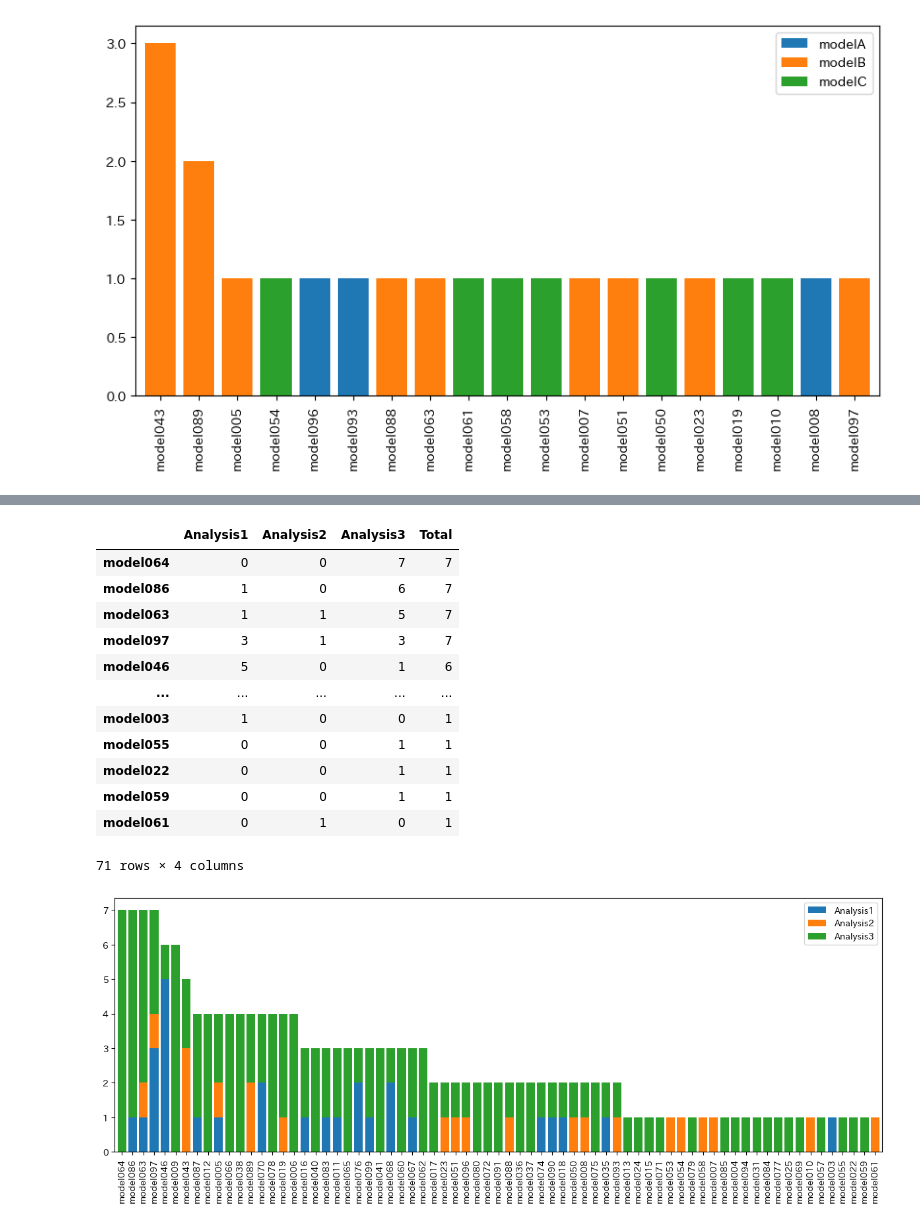
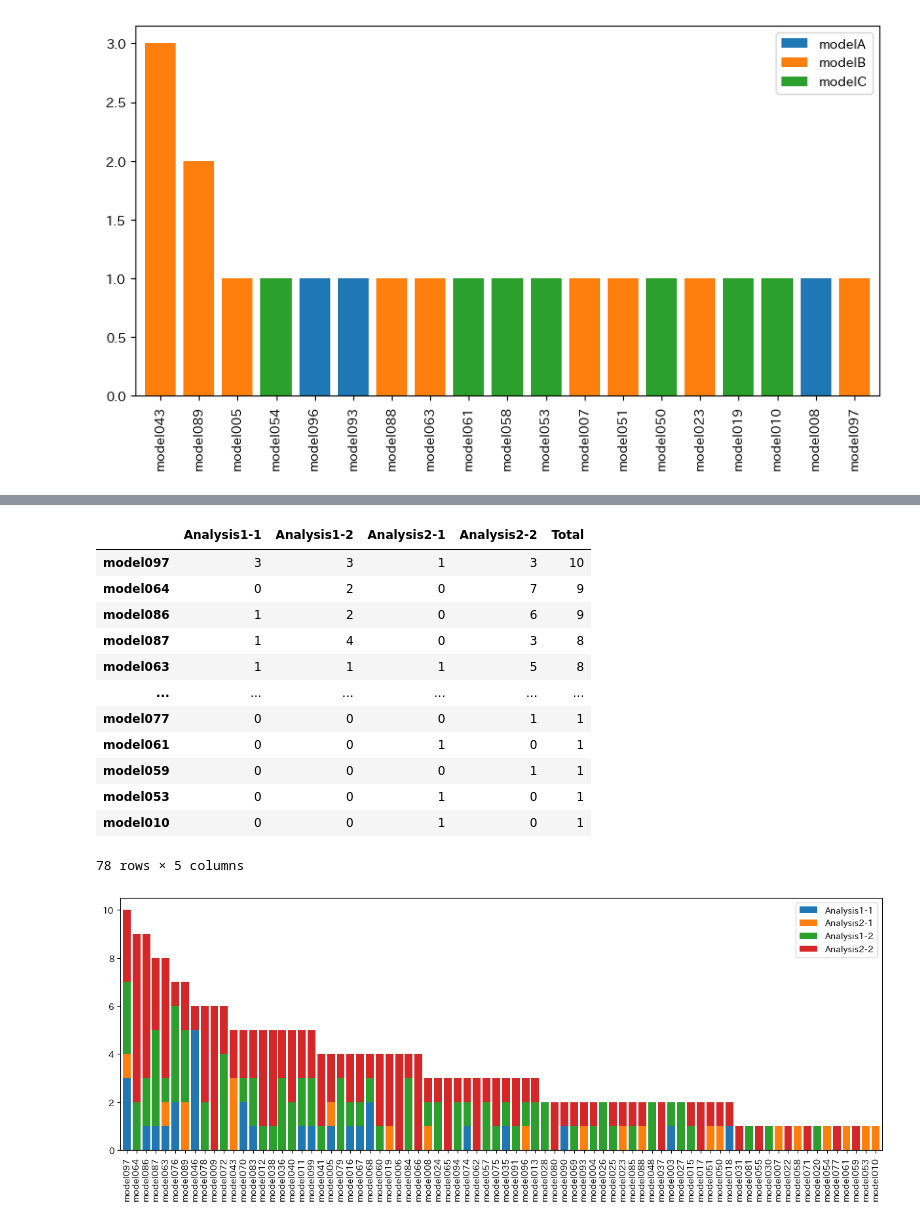
Before and after one commit to TakumiInoue0628/py-ds, a Jupyter notebook: notebook/demo.ipynb, the cells around one changed output, grey strips where cells are left out. Cells and saved outputs as stored; diff of their text form; code cells hidden in the pictures.

```diff
--- a/notebook/demo.ipynb
+++ b/notebook/demo.ipynb
@@ -23,10 +23,12 @@ df_full = pd.read_excel(data_path, sheet_name=sheet_name, header=row_start-1, in
 df_subset = df_full.iloc[:row_end-row_start, :col_end-col_start]
 
 ### Drop specified columns
-df_subset.drop(columns=df_subset.columns[np.array(drop_col_list)-col_start-1], inplace=True)
+if len(drop_col_list) > 0:
+    df_subset.drop(columns=df_subset.columns[np.array(drop_col_list)-col_start-1], inplace=True)
 
 ### Drop specified rows
-df_subset.drop(index=df_subset.index[np.array(drop_row_list)-row_start-1], inplace=True)
+if len(drop_row_list) > 0:
+    df_subset.drop(index=df_subset.index[np.array(drop_row_list)-row_start-1], inplace=True)
 
 ### Drop columns with all zero values
 if drop_all_zero_col:
@@ -115,5 +167,5 @@ plt.show()
 # %%
-### Analysis 2
+### Analysis 2-1
 target_list = ['model062', 'model063', 'model064', 'model065', 'model066']
 totalling_param_list = [
     {'totalled_value_name': 'modelA',
@@ -128,33 +180,33 @@ totalling_param_list = [
 sorted_target = 'modelABC'
 
 ### Select a subset of the DataFrame for analysis 2
-df_analysis2 = df_subset.T[target_list]
+df_analysis2_1 = df_subset.T[target_list]
 
 ### Totalling columns
-df_analysis2_total = df_analysis2.copy()
+df_analysis2_1_total = df_analysis2_1.copy()
 for param in totalling_param_list:
-    df_analysis2_total[param['totalled_value_name']] = df_analysis2_total[param['totalling_values']].sum(axis=1)
-df_analysis2_total = df_analysis2_total[[param['totalled_value_name'] for param in totalling_param_list]]
+    df_analysis2_1_total[param['totalled_value_name']] = df_analysis2_1_total[param['totalling_values']].sum(axis=1)
+df_analysis2_1_total = df_analysis2_1_total[[param['totalled_value_name'] for param in totalling_param_list]]
 
 ### Drop rows with all zero values
-df_analysis2_total = df_analysis2_total.loc[(df_analysis2_total != 0).any(axis=1), :]
+df_analysis2_1_total = df_analysis2_1_total.loc[(df_analysis2_1_total != 0).any(axis=1), :]
 
 ### Sort the DataFrame by the specified column
-df_analysis2_total.sort_values(by=sorted_target, ascending=False, inplace=True)
+df_analysis2_1_total.sort_values(by=sorted_target, ascending=False, inplace=True)
 
 ### Display the analysis result
-display(df_analysis2_total)
+display(df_analysis2_1_total)
 
 ### Figure
 fig, ax = plt.subplots(figsize=(10, 5))
-df_analysis2_total[['modelA', 'modelB', 'modelC']].plot(
+df_analysis2_1_total[['modelA', 'modelB', 'modelC']].plot(
     kind='bar',
     stacked=True,
     ax=ax,
     width=0.8,
     legend=True
 )
-ax.set_xticklabels(df_analysis2_total.index)
+ax.set_xticklabels(df_analysis2_1_total.index)
 ax.set_xlabel('')
 ax.set_ylabel('')
 ax.set_title('')
@@ -209,50 +280,52 @@ display(df_analysis3_total)
 # %%
 ### Result
-result_analysis1 = df_analysis1_total.index.tolist()
-result_analysis2 = df_analysis2_total.index.tolist()
-result_analysis3 = df_analysis3_total.index.tolist()
-merged_list = list(set(result_analysis1 + result_analysis2 + result_analysis3))
+result_analysis1_1 = df_analysis1_1_total.index.tolist()
+result_analysis1_2 = df_analysis1_2_total.index.tolist()
+result_analysis2_1 = df_analysis2_1_total.index.tolist()
+result_analysis2_2 = df_analysis2_2_total.index.tolist()
+merged_list = list(set(result_analysis1_1 + result_analysis1_2 + result_analysis2_1 + result_analysis2_2))
 
 result = pd.DataFrame(
     {
-        'Analysis1': [df_analysis1_total.loc[idx, 'modelABC'] if idx in df_analysis1_total.index else 0 for idx in merged_list],
-        'Analysis2': [df_analysis2_total.loc[idx, 'modelABC'] if idx in df_analysis2_total.index else 0 for idx in merged_list],
-        'Analysis3': [df_analysis3_total.loc[idx, 'sum'] if idx in df_analysis3_total.index else 0 for idx in merged_list],
+        'Analysis1-1': [df_analysis1_1_total.loc[idx, 'modelABC'] if idx in df_analysis1_1_total.index else 0 for idx in merged_list],
+        'Analysis1-2': [df_analysis1_2_total.loc[idx, 'sum'] if idx in df_analysis1_2_total.index else 0 for idx in merged_list],
+        'Analysis2-1': [df_analysis2_1_total.loc[idx, 'modelABC'] if idx in df_analysis2_1_total.index else 0 for idx in merged_list],
+        'Analysis2-2': [df_analysis2_2_total.loc[idx, 'sum'] if idx in df_analysis2_2_total.index else 0 for idx in merged_list],
     },
     index=merged_list
 )
 
 result['Total'] = result.sum(axis=1)
 result.sort_values(by='Total', ascending=False, inplace=True)
 
 display(result)
 ### Figure
 fig, ax = plt.subplots(figsize=(15, 5))
-result[['Analysis1', 'Analysis2', 'Analysis3']].plot(
+result[['Analysis1-1', 'Analysis2-1', 'Analysis1-2', 'Analysis2-2']].plot(
     kind='bar',
     stacked=True,
     ax=ax,
     width=0.8,
     legend=True
 )
 ax.set_xticklabels(result.index)
 ax.set_xlabel('')
 ax.set_ylabel('')
 ax.set_title('')
 plt.legend()
 plt.show()
 # %% [output]
-|  | Analysis1 | Analysis2 | Analysis3 | Total |
-| model064 | 0 | 0 | 7 | 7 |
-| model086 | 1 | 0 | 6 | 7 |
-| model063 | 1 | 1 | 5 | 7 |
-| model097 | 3 | 1 | 3 | 7 |
-| model046 | 5 | 0 | 1 | 6 |
-| ... | ... | ... | ... | ... |
-| model003 | 1 | 0 | 0 | 1 |
-| model055 | 0 | 0 | 1 | 1 |
-| model022 | 0 | 0 | 1 | 1 |
-| model059 | 0 | 0 | 1 | 1 |
-| model061 | 0 | 1 | 0 | 1 |
+|  | Analysis1-1 | Analysis1-2 | Analysis2-1 | Analysis2-2 | Total |
+| model097 | 3 | 3 | 1 | 3 | 10 |
+| model064 | 0 | 2 | 0 | 7 | 9 |
+| model086 | 1 | 2 | 0 | 6 | 9 |
+| model087 | 1 | 4 | 0 | 3 | 8 |
+| model063 | 1 | 1 | 1 | 5 | 8 |
+| ... | ... | ... | ... | ... | ... |
+| model077 | 0 | 0 | 0 | 1 | 1 |
+| model061 | 0 | 0 | 1 | 0 | 1 |
+| model059 | 0 | 0 | 0 | 1 | 1 |
+| model053 | 0 | 0 | 1 | 0 | 1 |
+| model010 | 0 | 0 | 1 | 0 | 1 |
-71 rows × 4 columns
+78 rows × 5 columns
-[figure, old version]
+[figure, new version]
```
Also changed, not shown: parts of 6 cells of this notebook, 5 other files.
